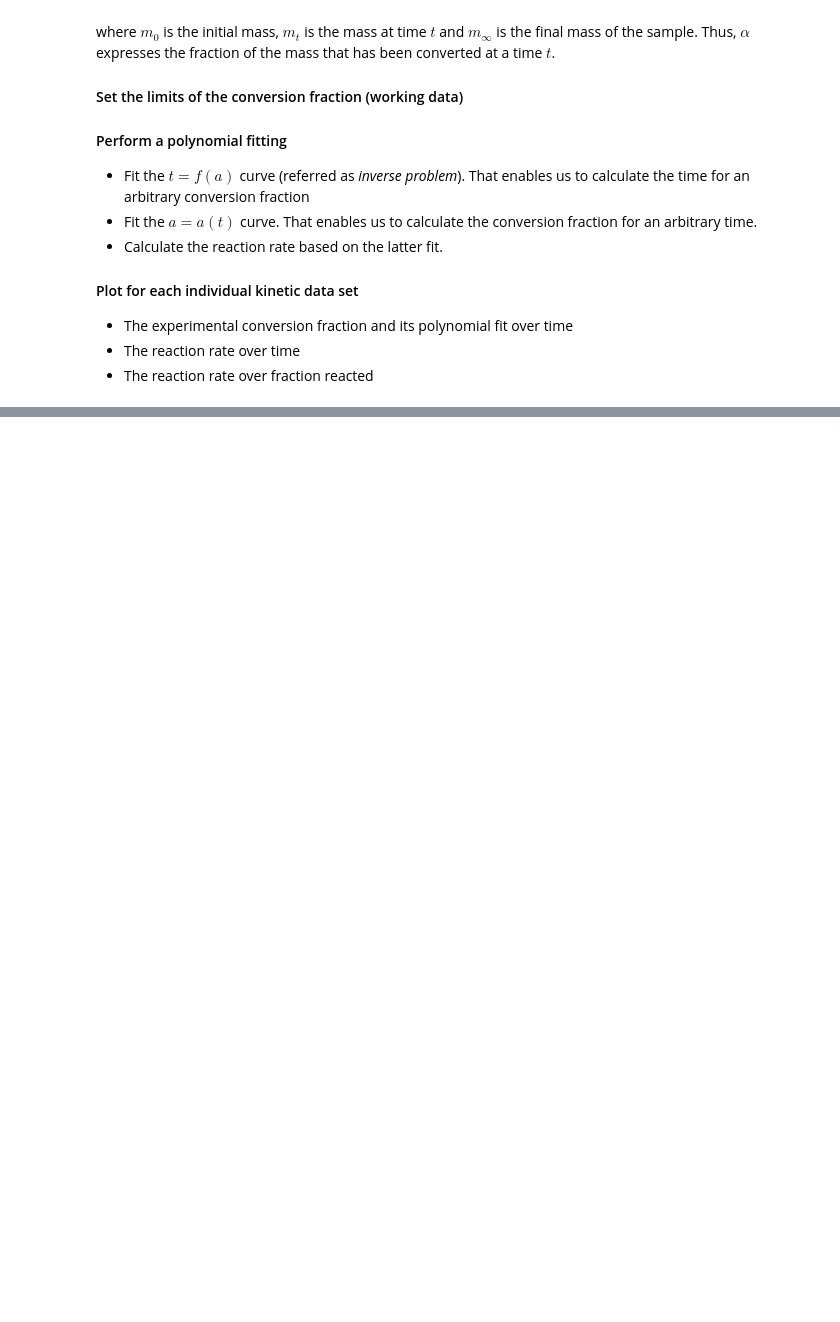
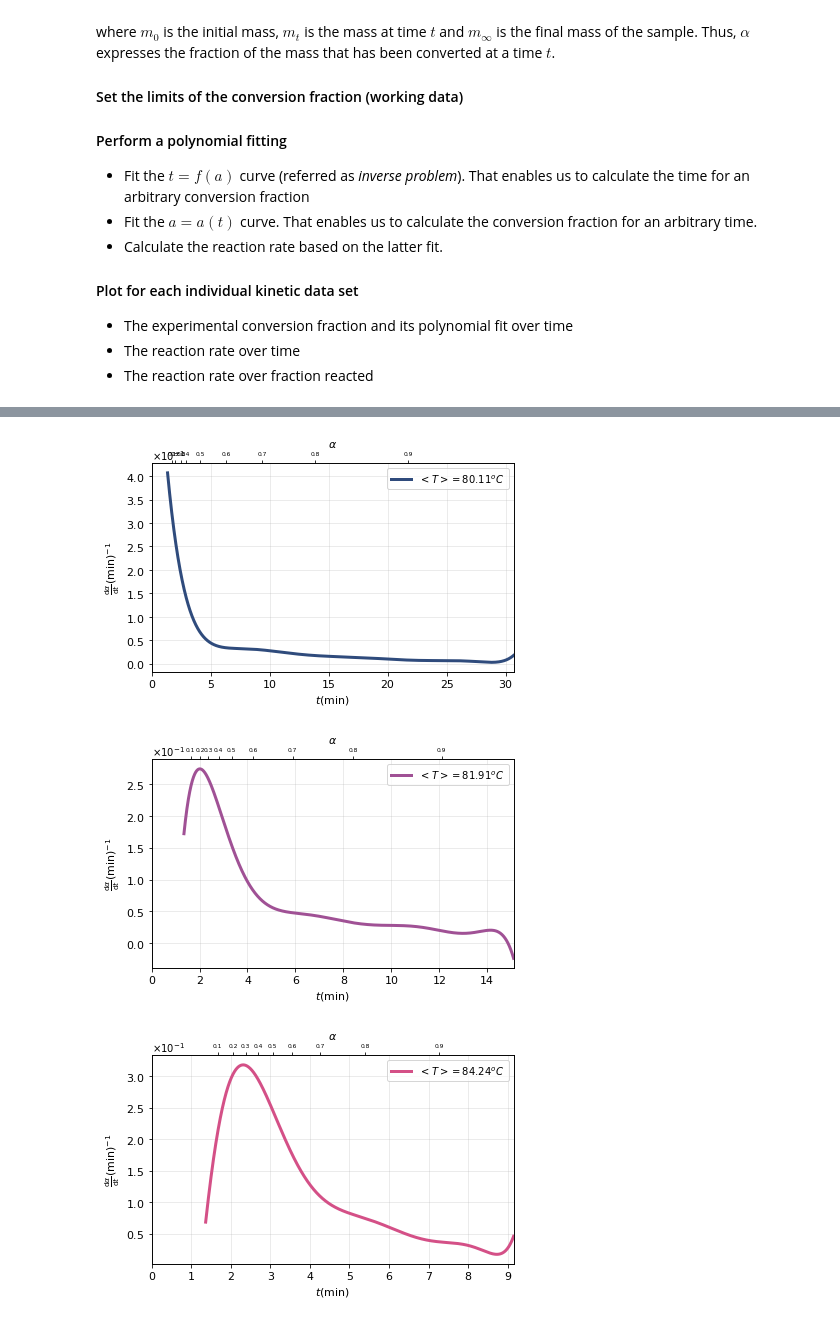
Before and after one commit to vasilogi/COMF, a Jupyter notebook: iso-analysis.ipynb, the cells around one changed output, grey strips where cells are left out. Cells and saved outputs as stored; diff of their text form; code cells hidden in the pictures; blank space fills up the shorter version.

```diff
--- a/iso-analysis.ipynb
+++ b/iso-analysis.ipynb
@@ -148,0 +181,61 @@ for Csv in Csvs:
+# %%
+# Create necessary output directories
+GRAPH = os.path.join(OUTPUT,'graphs') # output directory for the graphs
+if not os.path.exists(GRAPH): os.makedirs(GRAPH)
+
+# Get just the name of the csv files
+csv_names = [x.split('.csv')[0] for x in os.listdir(DATA) if ".csv" in x]
+
+# Plot the reaction rate from the normal fit
+for indx, exp_data in enumerate(data):
+
+    # Export a graph for the fitting of the integral reaction rate
+    Plot = os.path.join(GRAPH,csv_names[indx]+'_dadt_vs_time.png')
+
+    fig = plt.figure()
+    ax1 = fig.add_subplot(111)
+    ax2 = ax1.twiny()
+
+    # Plot rhe reaction rate
+    xplot = exp_data.t_nrmfit
+    yplot = exp_data.rrate
+    plt.plot(xplot,yplot,lw=lwidth,c=palette[indx],label=r'$ < T > = '+str(round(np.mean(exp_data.temperature),2))+' ^{o}C$')
+    ax1.set_xlabel(r'$ t (\mathrm{'+exp_data.time_units+'}) $', fontsize=graph_fontsize)
+    ax1.set_ylabel(r'$ \frac{ \mathrm{d} \alpha }{ \mathrm{d} t } \mathrm{('+exp_data.time_units+')^{-1}}  $', fontsize=graph_fontsize)
+    ax1.set_xlim(0.0,max(xplot))
+    ax1.ticklabel_format(style='sci', axis='y', scilimits=(0,0), useMathText=True)
+    ax1.locator_params(axis='x', nbins=10)
+    ax1.tick_params(direction='out', axis='both', labelsize=graph_fontsize)
+    ax1.xaxis.set_minor_locator(MultipleLocator(10)) # make minor ticks multiples of 10
+#         ax1.legend()
+
+    # the conversion fraction levels that the reaction rate will be calculated for
+    a_levels = [0.1, 0.2, 0.3, 0.4, 0.5, 0.6, 0.7, 0.8, 0.9]
+
+    # the corresponding times for the above conversion
+    t_levels = [exp_data.t_poly(i) for i in a_levels]
+
+    # t_locations = the locations in the "normal fit" arrays
+    #               that correspond to the above defined times
+    t_locations = []
+    for i in t_levels:
+        t_norm = [abs(i-j) for j in exp_data.t_nrmfit]
+        t_loc  = np.argmin(t_norm)
+        t_locations.append(t_loc)
+
+    # the new time levels based on the 'normal fit'
+    t_levels = [exp_data.t_nrmfit[i] for i in t_locations]
+
+    ax2.set_xlim(ax1.get_xlim())
+    ax2.set_xticks(t_levels)
+    ax2.set_xticklabels(a_levels)
+    ax2.set_xlabel(r'$ \alpha $', fontsize=graph_fontsize)
+    ax2.tick_params(direction='out', axis='x', labelsize=graph_fontsize-5)
+    ax1.grid(b=True, which='major', axis='both', alpha=0.3)
+    plt.tight_layout()
+    plt.legend()
+    plt.savefig(Plot, format=graph_format, dpi=graph_dpi)
+# %% [output]
+[figure, added]
+[figure, added]
+[figure, added]
```
Also changed, not shown: parts of 7 cells of this notebook.
